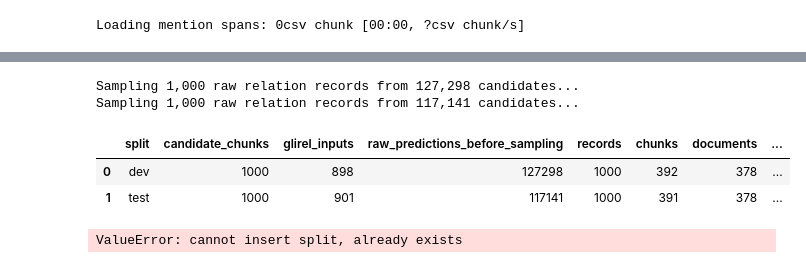
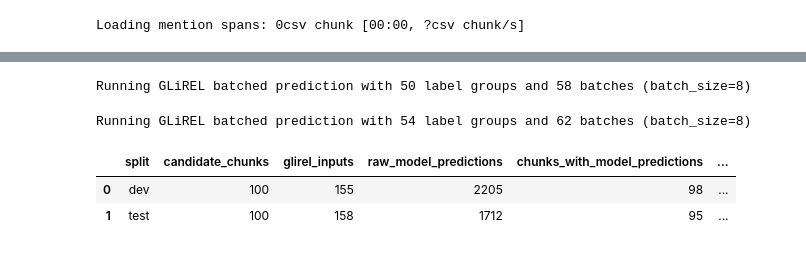
Before and after one commit to plminh-sdh/Design-and-Evaluation-of-Secure-Retrieval-Augmented-Systems-for-Large-Scale-Digital-Archives, a Jupyter notebook: Database.ipynb, the cells around one changed output, grey strips where cells are left out. Cells and saved outputs as stored; diff of their text form; code cells hidden in the pictures.

```diff
--- a/Database.ipynb
+++ b/Database.ipynb
@@ -3781,5 +3963,5 @@ relation_test_inputs = build_glirel_batch_inputs(
 # %%
-RELATION_GOLD_GLIREL_BATCH_SIZE = 1  # GLiREL batch API was slower on variable-length archive chunks.
+RELATION_GOLD_GLIREL_BATCH_SIZE = 8  # Pair-window inputs are grouped by label set and size before batching.
 
 print(
     "Relation GLiREL input counts:",
@@ -3791,6 +3973,11 @@ print(
         "raw_threshold": RELATION_GOLD_RAW_THRESHOLD,
         "top_k": RELATION_GOLD_TOP_K,
         "glirel_batch_size": RELATION_GOLD_GLIREL_BATCH_SIZE,
+        "max_pair_token_distance": RELATION_GOLD_MAX_PAIR_TOKEN_DISTANCE,
+        "window_token_radius": RELATION_GOLD_WINDOW_TOKEN_RADIUS,
+        "max_pairs_per_chunk": RELATION_GOLD_MAX_PAIRS_PER_CHUNK,
+        "max_entities_per_window": RELATION_GOLD_MAX_ENTITIES_PER_WINDOW,
+        "max_pair_windows_per_split": RELATION_GOLD_MAX_PAIR_WINDOWS_PER_SPLIT,
     },
 )
 # %% [output]
@@ -3946,7 +4133,13 @@ from importlib import reload
 import src.graph_kb_relations as relation_helpers
 reload(relation_helpers)
 
-from src.graph_kb_relations import predict_glirel_relations_for_batch
+from src.graph_kb_relations import (
+    build_relation_gold_annotation_chunk_records,
+    predict_glirel_relations_for_batch,
+    raw_glirel_predictions_to_gold_records,
+    summarize_relation_gold_records,
+    write_jsonl_records,
+)
 
 relation_dev_raw_predictions = predict_glirel_relations_for_batch(
     glirel_model,
@@ -3965,86 +4158,83 @@ relation_test_raw_predictions = predict_glirel_relations_for_batch(
     batch_size=RELATION_GOLD_GLIREL_BATCH_SIZE,
 )
 
-relation_dev_raw_records_all = raw_glirel_predictions_to_gold_records(
+# Keep every validated model prediction for the selected chunks. This file is diagnostic;
+# the chunk JSONL below is the actual annotation surface where predictions can be
+# deleted, corrected, or supplemented with missed gold relations.
+relation_dev_raw_records = raw_glirel_predictions_to_gold_records(
     relation_dev_raw_predictions,
     relation_dev_inputs,
     split="dev",
     verbose=RELATION_GOLD_VERBOSE,
 )
-relation_test_raw_records_all = raw_glirel_predictions_to_gold_records(
+relation_test_raw_records = raw_glirel_predictions_to_gold_records(
     relation_test_raw_predictions,
     relation_test_inputs,
     split="test",
     verbose=RELATION_GOLD_VERBOSE,
 )
 
-relation_dev_raw_records = sample_relation_gold_prediction_records(
-    relation_dev_raw_records_all,
-    target_records=RELATION_GOLD_TARGET_DEV_RECORDS,
-    random_state=RELATION_GOLD_RANDOM_STATE,
-    verbose=RELATION_GOLD_VERBOSE,
-)
-relation_test_raw_records = sample_relation_gold_prediction_records(
-    relation_test_raw_records_all,
-    target_records=RELATION_GOLD_TARGET_TEST_RECORDS,
-    random_state=RELATION_GOLD_RANDOM_STATE + 1,
-    verbose=RELATION_GOLD_VERBOSE,
-)
-
-relation_dev_chunk_records = build_relation_gold_chunk_records(
+relation_dev_chunk_records = build_relation_gold_annotation_chunk_records(
     relation_dev_chunks_df,
     relation_chunks_df,
+    relation_dev_inputs,
+    relation_dev_raw_records,
     split="dev",
 )
-relation_test_chunk_records = build_relation_gold_chunk_records(
+relation_test_chunk_records = build_relation_gold_annotation_chunk_records(
     relation_test_chunks_df,
     relation_chunks_df,
+    relation_test_inputs,
+    relation_test_raw_records,
     split="test",
 )
 
 write_jsonl_records(relation_dev_raw_records, RELATION_GOLD_DEV_RAW_JSONL)
 write_jsonl_records(relation_test_raw_records, RELATION_GOLD_TEST_RAW_JSONL)
 write_jsonl_records(relation_dev_chunk_records, RELATION_GOLD_DEV_CHUNKS_JSONL)
 write_jsonl_records(relation_test_chunk_records, RELATION_GOLD_TEST_CHUNKS_JSONL)
 
 relation_gold_sampling_summary_df = pd.DataFrame([
     {
         "split": "dev",
         "candidate_chunks": len(relation_dev_chunks_df),
         "glirel_inputs": len(relation_dev_inputs),
-        "raw_predictions_before_sampling": len(relation_dev_raw_records_all),
+        "raw_model_predictions": len(relation_dev_raw_records),
+        "chunks_with_model_predictions": sum(bool(record.get("model_predictions")) for record in relation_dev_chunk_records),
+        "draft_gold_relations": sum(len(record.get("gold_relations") or []) for record in relation_dev_chunk_records),
         **summarize_relation_gold_records(relation_dev_raw_records),
-        "output_jsonl": str(RELATION_GOLD_DEV_RAW_JSONL),
-        "chunk_frame_jsonl": str(RELATION_GOLD_DEV_CHUNKS_JSONL),
+        "raw_predictions_jsonl": str(RELATION_GOLD_DEV_RAW_JSONL),
+        "chunk_annotation_jsonl": str(RELATION_GOLD_DEV_CHUNKS_JSONL),
     },
     {
         "split": "test",
         "candidate_chunks": len(relation_test_chunks_df),
         "glirel_inputs": len(relation_test_inputs),
-        "raw_predictions_before_sampling": len(relation_test_raw_records_all),
+        "raw_model_predictions": len(relation_test_raw_records),
+        "chunks_with_model_predictions": sum(bool(record.get("model_predictions")) for record in relation_test_chunk_records),
+        "draft_gold_relations": sum(len(record.get("gold_relations") or []) for record in relation_test_chunk_records),
         **summarize_relation_gold_records(relation_test_raw_records),
-        "output_jsonl": str(RELATION_GOLD_TEST_RAW_JSONL),
-        "chunk_frame_jsonl": str(RELATION_GOLD_TEST_CHUNKS_JSONL),
+        "raw_predictions_jsonl": str(RELATION_GOLD_TEST_RAW_JSONL),
+        "chunk_annotation_jsonl": str(RELATION_GOLD_TEST_CHUNKS_JSONL),
     },
 ])
 
 display(relation_gold_sampling_summary_df)
 
 relation_gold_preview_df = pd.DataFrame([
     *relation_dev_raw_records,
     *relation_test_raw_records,
 ])
 if relation_gold_preview_df.empty:
     raise RuntimeError(
-        "GLiREL produced no validated raw relation candidates. Increase sampled chunks or lower RELATION_GOLD_RAW_THRESHOLD."
+        "GLiREL produced no validated raw relation candidates for the selected chunks. Increase sampled chunks or lower RELATION_GOLD_RAW_THRESHOLD."
     )
 # %% [output]
-Sampling 1,000 raw relation records from 127,298 candidates...
-Sampling 1,000 raw relation records from 117,141 candidates...
+Running GLiREL batched prediction with 50 label groups and 58 batches (batch_size=8)
+Running GLiREL batched prediction with 54 label groups and 62 batches (batch_size=8)
-|  | split | candidate_chunks | glirel_inputs | raw_predictions_before_sampling | records | chunks | documents | ... |
-| 0 | dev | 1000 | 898 | 127298 | 1000 | 392 | 378 | ... |
-| 1 | test | 1000 | 901 | 117141 | 1000 | 391 | 378 | ... |
+|  | split | candidate_chunks | glirel_inputs | raw_model_predictions | chunks_with_model_predictions | ... |
+| 0 | dev | 100 | 155 | 2205 | 98 | ... |
+| 1 | test | 100 | 158 | 1712 | 95 | ... |
-ValueError: cannot insert split, already exists
 # %%
 quality_group_columns = [
     "score_band",
```
Also changed, not shown: parts of 16 cells of this notebook, 1 other file.
